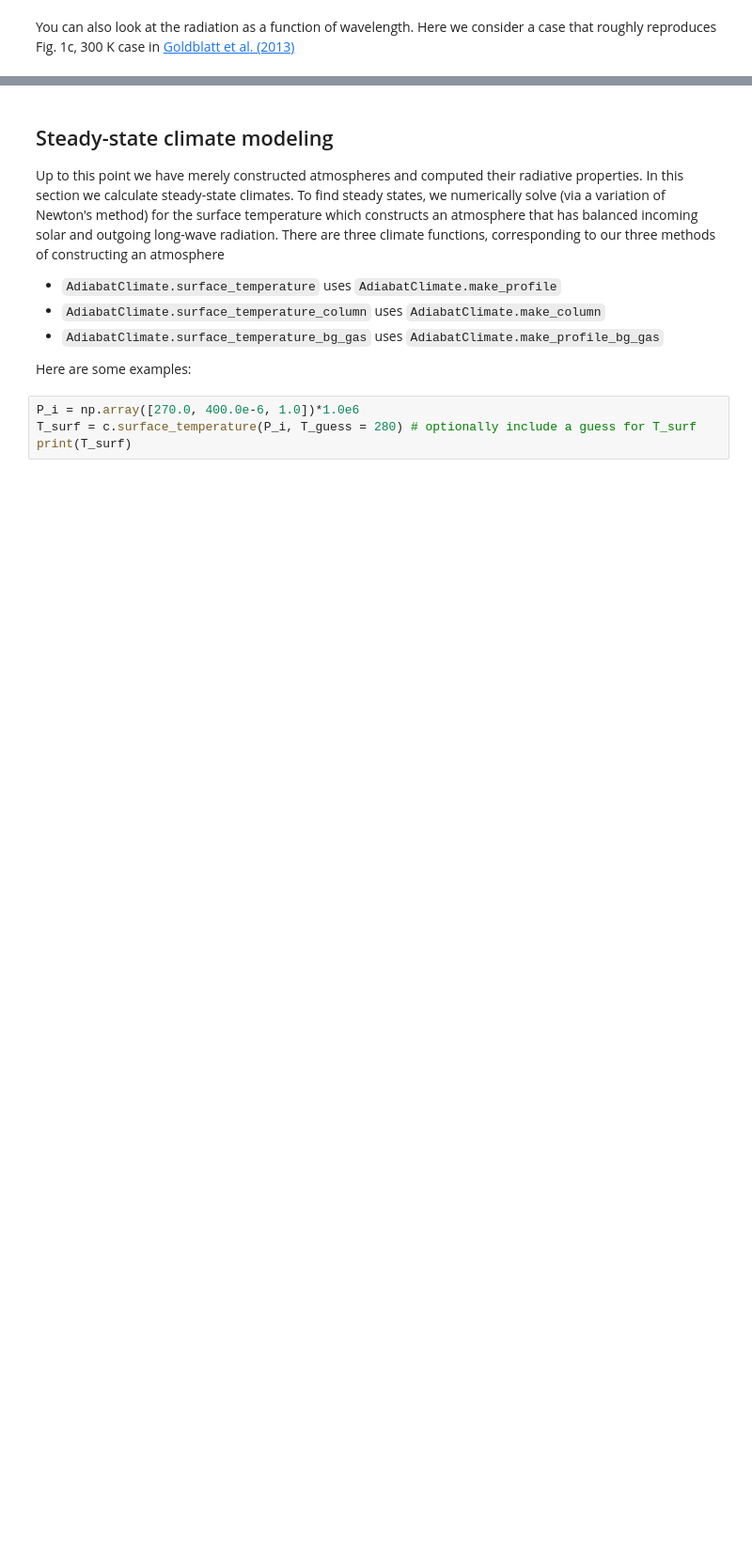
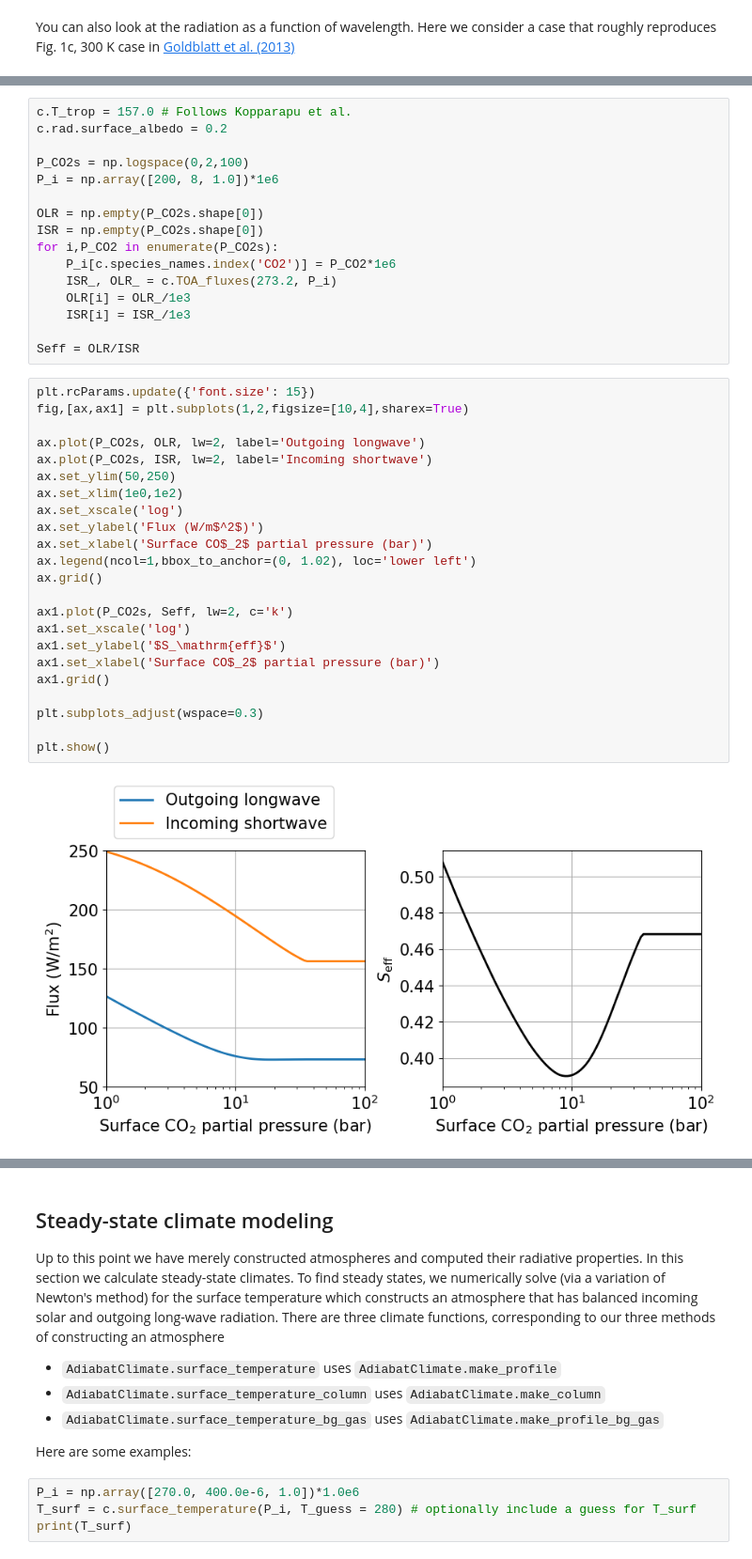
Before and after one commit to Nicholaswogan/clima, a Jupyter notebook: examples/Tutorial_AdiabatClimate.ipynb, the cells around one changed output, grey strips where cells are left out. Shown at 94% size. Drawn from its saved outputs; the diff is of its cells as text; blank space fills up the shorter version.

```diff
--- a/examples/Tutorial_AdiabatClimate.ipynb
+++ b/examples/Tutorial_AdiabatClimate.ipynb
@@ -247,0 +265,41 @@ plt.show()
+# %%
+c.T_trop = 157.0 # Follows Kopparapu et al.
+c.rad.surface_albedo = 0.2
+
+P_CO2s = np.logspace(0,2,100)
+P_i = np.array([200, 8, 1.0])*1e6
+
+OLR = np.empty(P_CO2s.shape[0])
+ISR = np.empty(P_CO2s.shape[0])
+for i,P_CO2 in enumerate(P_CO2s):
+    P_i[c.species_names.index('CO2')] = P_CO2*1e6
+    ISR_, OLR_ = c.TOA_fluxes(273.2, P_i)
+    OLR[i] = OLR_/1e3
+    ISR[i] = ISR_/1e3
+
+Seff = OLR/ISR
+# %%
+plt.rcParams.update({'font.size': 15})
+fig,[ax,ax1] = plt.subplots(1,2,figsize=[10,4],sharex=True)
+
+ax.plot(P_CO2s, OLR, lw=2, label='Outgoing longwave')
+ax.plot(P_CO2s, ISR, lw=2, label='Incoming shortwave')
+ax.set_ylim(50,250)
+ax.set_xlim(1e0,1e2)
+ax.set_xscale('log')
+ax.set_ylabel('Flux (W/m$^2$)')
+ax.set_xlabel('Surface CO$_2$ partial pressure (bar)')
+ax.legend(ncol=1,bbox_to_anchor=(0, 1.02), loc='lower left')
+ax.grid()
+
+ax1.plot(P_CO2s, Seff, lw=2, c='k')
+ax1.set_xscale('log')
+ax1.set_ylabel('$S_\mathrm{eff}$')
+ax1.set_xlabel('Surface CO$_2$ partial pressure (bar)')
+ax1.grid()
+
+plt.subplots_adjust(wspace=0.3)
+
+plt.show()
+# %% [output]
+[figure, added]
```
Also changed, not shown: parts of 17 cells of this notebook, 1 other file.
